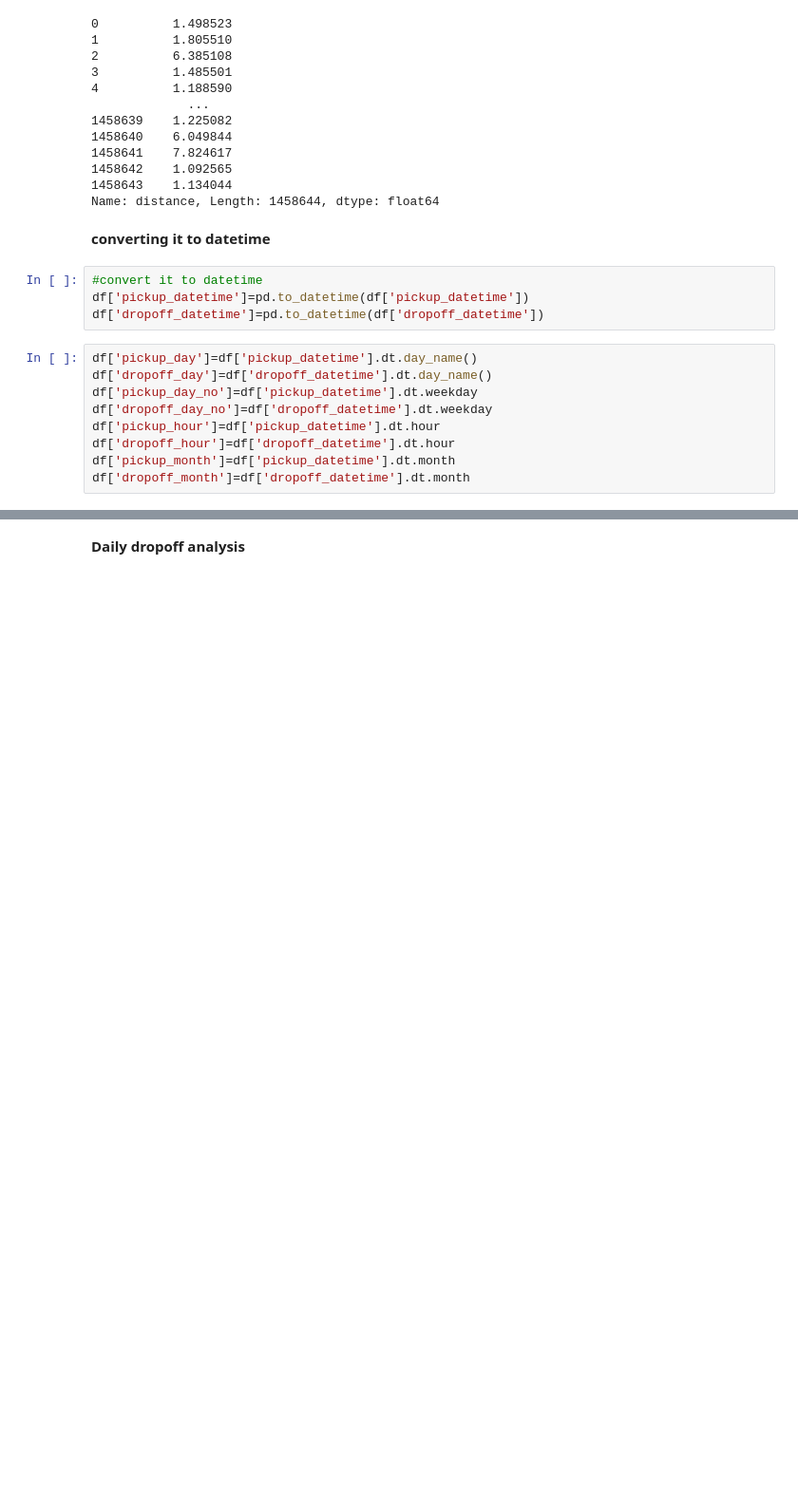
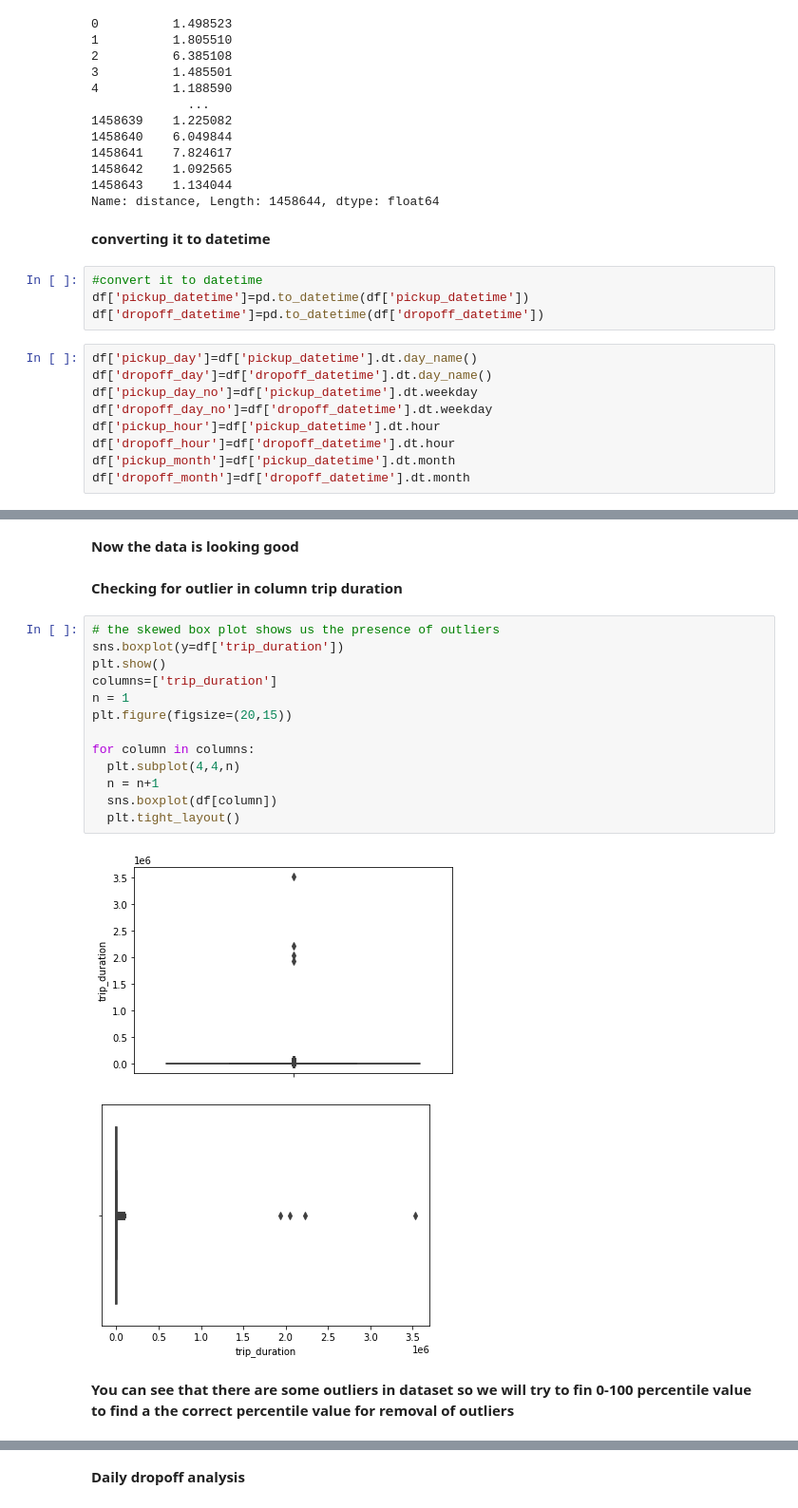
Before and after one commit to shakib68/NYC-taxi-capstone, a Jupyter notebook: Copy_of_NYC_Taxi_Trip_Time_Prediction_Capstone_Project.ipynb, the cells around one changed output, grey strips where cells are left out. Shown at 95% size. Saved outputs shown, nothing was run; the diff lists cells and outputs as text; blank space fills up the shorter version.

```diff
--- a/Copy_of_NYC_Taxi_Trip_Time_Prediction_Capstone_Project.ipynb
+++ b/Copy_of_NYC_Taxi_Trip_Time_Prediction_Capstone_Project.ipynb
@@ -130,0 +178,22 @@ df['dropoff_month']=df['dropoff_datetime'].dt.month
+# %% [markdown]
+**Now the data is looking good**
+# %% [markdown]
+**Checking for outlier in column trip duration**
+# %%
+# the skewed box plot shows us the presence of outliers
+sns.boxplot(y=df['trip_duration'])
+plt.show()
+columns=['trip_duration']
+n = 1
+plt.figure(figsize=(20,15))
+
+for column in columns:
+  plt.subplot(4,4,n)
+  n = n+1
+  sns.boxplot(df[column])
+  plt.tight_layout()
+# %% [output]
+[figure, added]
+[figure, added]
+# %% [markdown]
+**You can see that there are some outliers in dataset so we will try to fin 0-100 percentile value  to find a the correct percentile value for removal of outliers**
```
Also changed, not shown: parts of 15 cells of this notebook.
